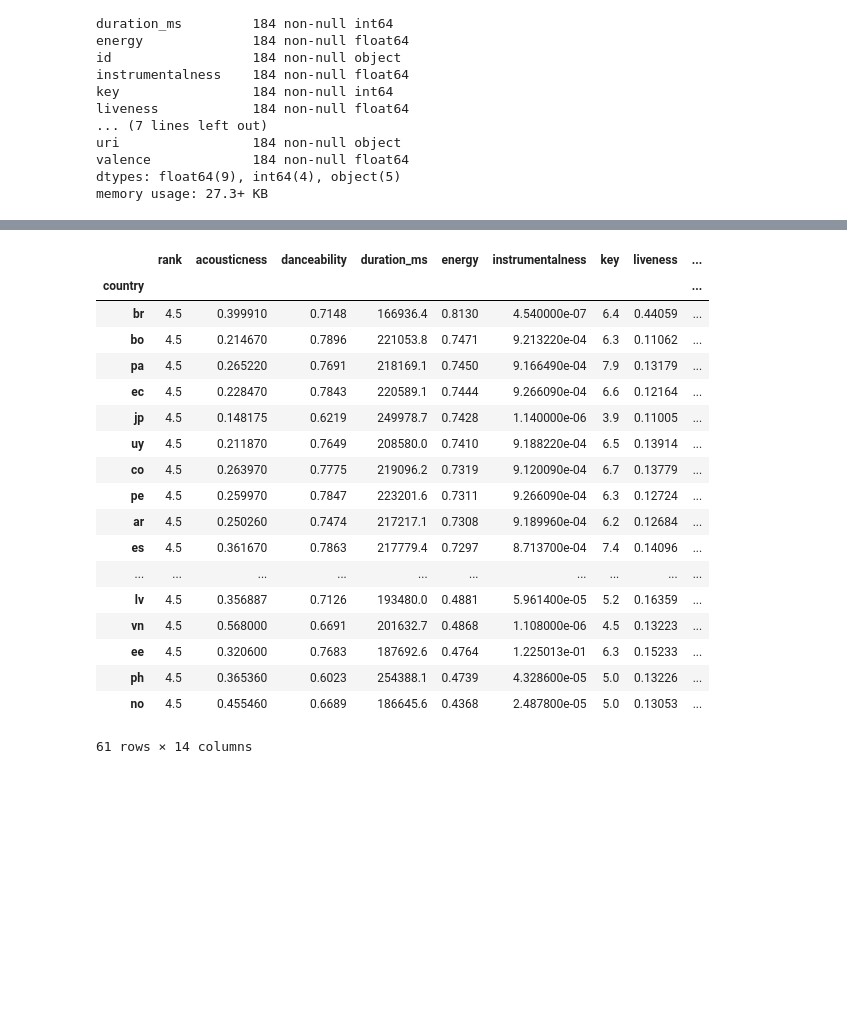
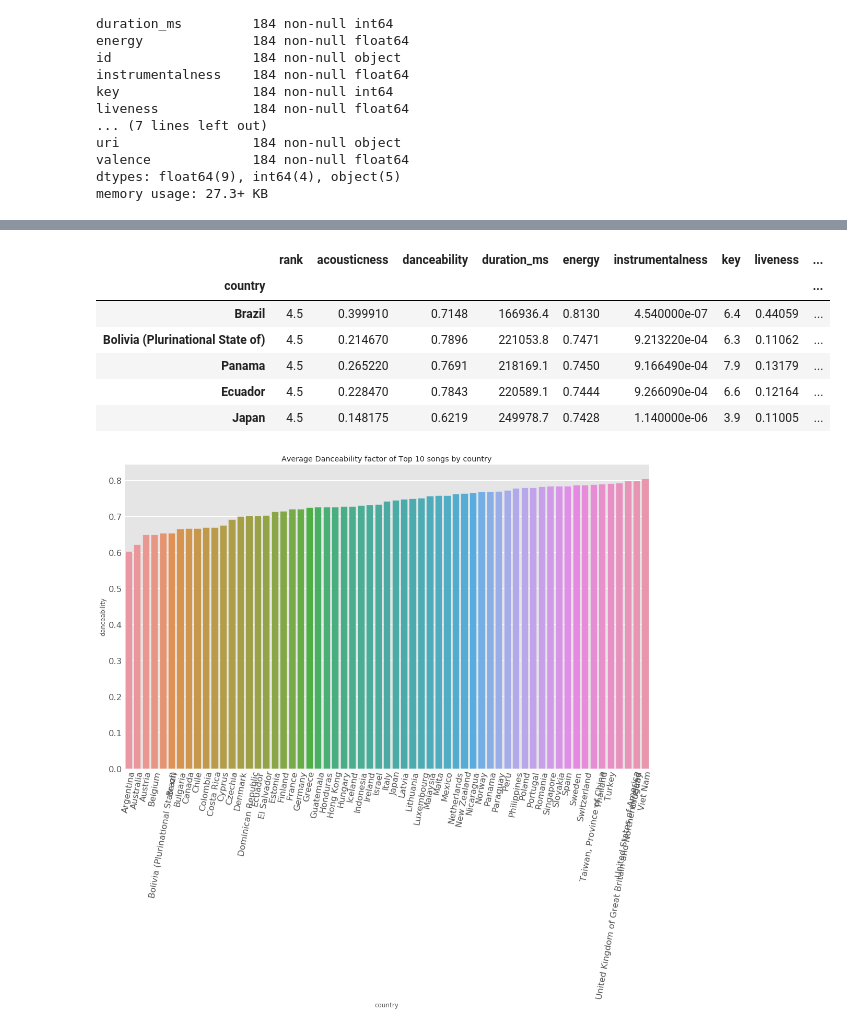
Before and after one commit to Rimab55/spotify_eda, a Jupyter notebook: project1_spotify.ipynb, the cells around one changed output, grey strips where cells are left out. Drawn from its saved outputs; the diff is of its cells as text; code cells hidden in the pictures; blank space fills up the shorter version.

```diff
--- a/project1_spotify.ipynb
+++ b/project1_spotify.ipynb
@@ -191,3 +171,5 @@ df3.reset_index(inplace=True)
 # %%
-df3.rename(columns={'level_0':'country','level_1':'rank'},inplace=True)
+# Renaming column names
+df3.rename(columns={'country':'code','level_1':'rank'},inplace=True)
+df3.head()
 # %% [output]
@@ -223,0 +194,4 @@ merged_top10_features
+# %%
+# To make the column "code" more readable, mapping to country name
+country_names = pd.read_csv('country_codes.csv')
+country_names.head()
@@ -223,0 +205,6 @@ merged_top10_features
+# %%
+# Merging country names into table and dropping "code" column
+merged_top10_feat = merged_top10_features.merge(country_names,how='left')
+merged_top10_feat.set_index('country',inplace=True)
+merged_top10_feat.drop('code',axis = 1, inplace=True)
+merged_top10_feat.head()
@@ -224,24 +219,12 @@ merged_top10_features
 # %%
-average_features = merged_top10_features.groupby('country').mean()
+average_features = merged_top10_feat.groupby('country').mean()
 # %%
-average_features.sort_values('energy',ascending = False)
+(average_features.sort_values('energy',ascending = False)).head()
 # %% [output]
 |  | rank | acousticness | danceability | duration_ms | energy | instrumentalness | key | liveness | ... |
 | country |  |  |  |  |  |  |  |  | ... |
-| br | 4.5 | 0.399910 | 0.7148 | 166936.4 | 0.8130 | 4.540000e-07 | 6.4 | 0.44059 | ... |
-| bo | 4.5 | 0.214670 | 0.7896 | 221053.8 | 0.7471 | 9.213220e-04 | 6.3 | 0.11062 | ... |
-| pa | 4.5 | 0.265220 | 0.7691 | 218169.1 | 0.7450 | 9.166490e-04 | 7.9 | 0.13179 | ... |
-| ec | 4.5 | 0.228470 | 0.7843 | 220589.1 | 0.7444 | 9.266090e-04 | 6.6 | 0.12164 | ... |
-| jp | 4.5 | 0.148175 | 0.6219 | 249978.7 | 0.7428 | 1.140000e-06 | 3.9 | 0.11005 | ... |
-| uy | 4.5 | 0.211870 | 0.7649 | 208580.0 | 0.7410 | 9.188220e-04 | 6.5 | 0.13914 | ... |
-| co | 4.5 | 0.263970 | 0.7775 | 219096.2 | 0.7319 | 9.120090e-04 | 6.7 | 0.13779 | ... |
-| pe | 4.5 | 0.259970 | 0.7847 | 223201.6 | 0.7311 | 9.266090e-04 | 6.3 | 0.12724 | ... |
-| ar | 4.5 | 0.250260 | 0.7474 | 217217.1 | 0.7308 | 9.189960e-04 | 6.2 | 0.12684 | ... |
-| es | 4.5 | 0.361670 | 0.7863 | 217779.4 | 0.7297 | 8.713700e-04 | 7.4 | 0.14096 | ... |
-| ... | ... | ... | ... | ... | ... | ... | ... | ... | ... |
-| lv | 4.5 | 0.356887 | 0.7126 | 193480.0 | 0.4881 | 5.961400e-05 | 5.2 | 0.16359 | ... |
-| vn | 4.5 | 0.568000 | 0.6691 | 201632.7 | 0.4868 | 1.108000e-06 | 4.5 | 0.13223 | ... |
-| ee | 4.5 | 0.320600 | 0.7683 | 187692.6 | 0.4764 | 1.225013e-01 | 6.3 | 0.15233 | ... |
-| ph | 4.5 | 0.365360 | 0.6023 | 254388.1 | 0.4739 | 4.328600e-05 | 5.0 | 0.13226 | ... |
-| no | 4.5 | 0.455460 | 0.6689 | 186645.6 | 0.4368 | 2.487800e-05 | 5.0 | 0.13053 | ... |
+| Brazil | 4.5 | 0.399910 | 0.7148 | 166936.4 | 0.8130 | 4.540000e-07 | 6.4 | 0.44059 | ... |
+| Bolivia (Plurinational State of) | 4.5 | 0.214670 | 0.7896 | 221053.8 | 0.7471 | 9.213220e-04 | 6.3 | 0.11062 | ... |
+| Panama | 4.5 | 0.265220 | 0.7691 | 218169.1 | 0.7450 | 9.166490e-04 | 7.9 | 0.13179 | ... |
+| Ecuador | 4.5 | 0.228470 | 0.7843 | 220589.1 | 0.7444 | 9.266090e-04 | 6.6 | 0.12164 | ... |
+| Japan | 4.5 | 0.148175 | 0.6219 | 249978.7 | 0.7428 | 1.140000e-06 | 3.9 | 0.11005 | ... |
-61 rows × 14 columns
@@ -247,0 +239,11 @@ average_features.sort_values('energy',ascending = False)
+# %%
+plt.style.use("ggplot")
+plt.figure(figsize=(15,15))
+dance_plot = sns.barplot(x=average_features.index,
+                         y=(average_features.sort_values('danceability',ascending = True)).danceability,
+                        )
+plt.xticks(rotation=80)
+plt.title('Average Danceability factor of Top 10 songs by country')
+plt.tight_layout()
+# %% [output]
+[figure, added]
```
Also changed, not shown: parts of 33 cells of this notebook.
